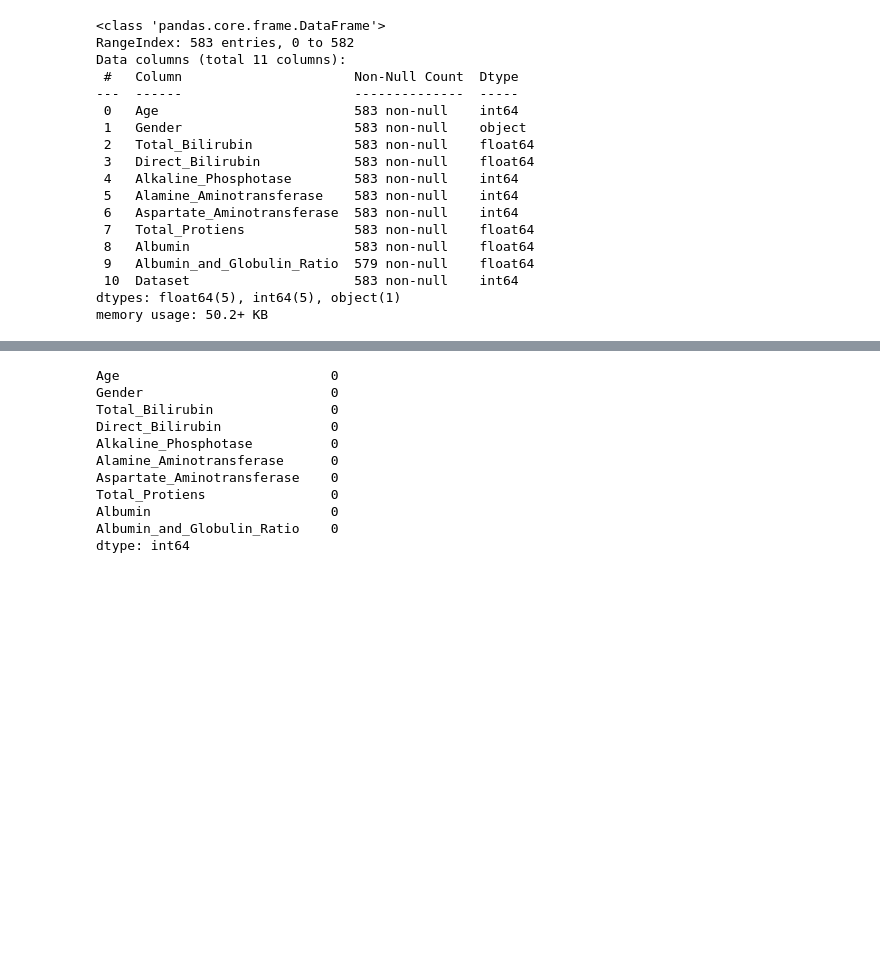
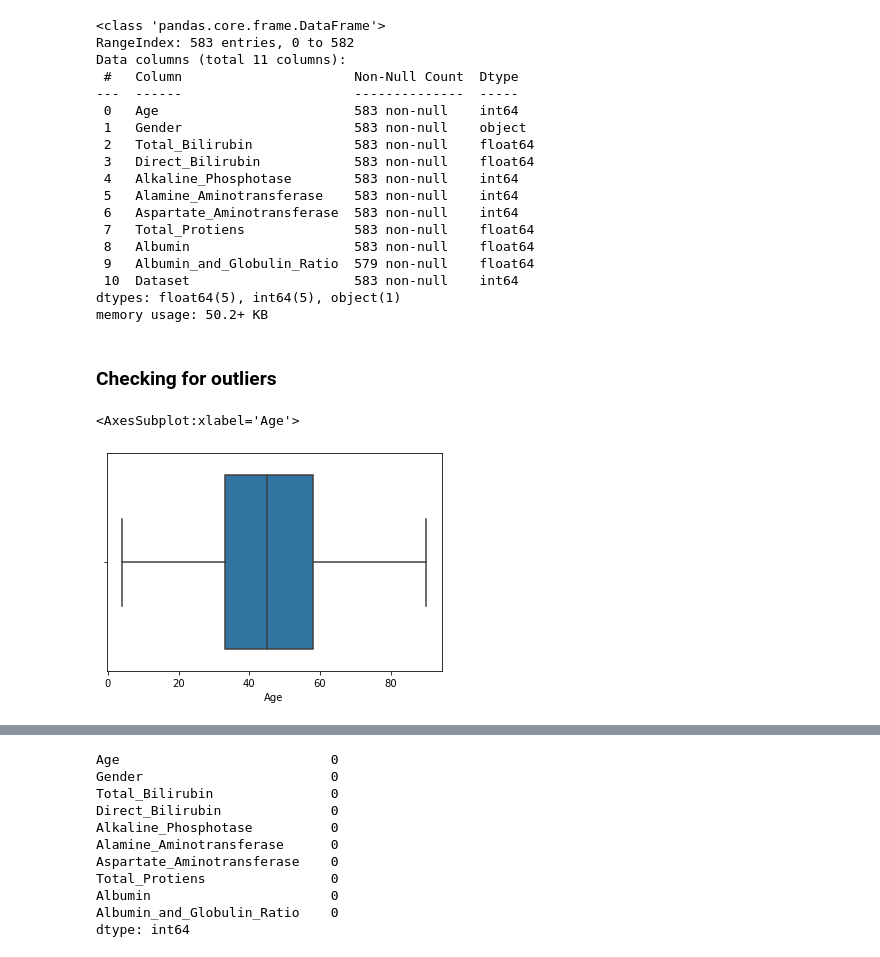
Before and after one commit to abdullahaahmed0539/Liver-Fail-Predictor, a Jupyter notebook: liver_fail_predictor.ipynb, the cells around one changed output, grey strips where cells are left out. Drawn from its saved outputs; the diff is of its cells as text; code cells hidden in the pictures; blank space fills up the shorter version.

```diff
--- a/liver_fail_predictor.ipynb
+++ b/liver_fail_predictor.ipynb
@@ -46,3 +67,12 @@ Data columns (total 11 columns):
  10  Dataset                     583 non-null    int64
 dtypes: float64(5), int64(5), object(1)
 memory usage: 50.2+ KB
+# %% [markdown]
+### Checking for outliers
+# %%
+# checking for outliers
+import seaborn as sns
+sns.boxplot(x=df['Age'])
+# %% [output]
+<AxesSubplot:xlabel='Age'>
+[figure, added]
```
Also changed, not shown: parts of 52 cells of this notebook.
